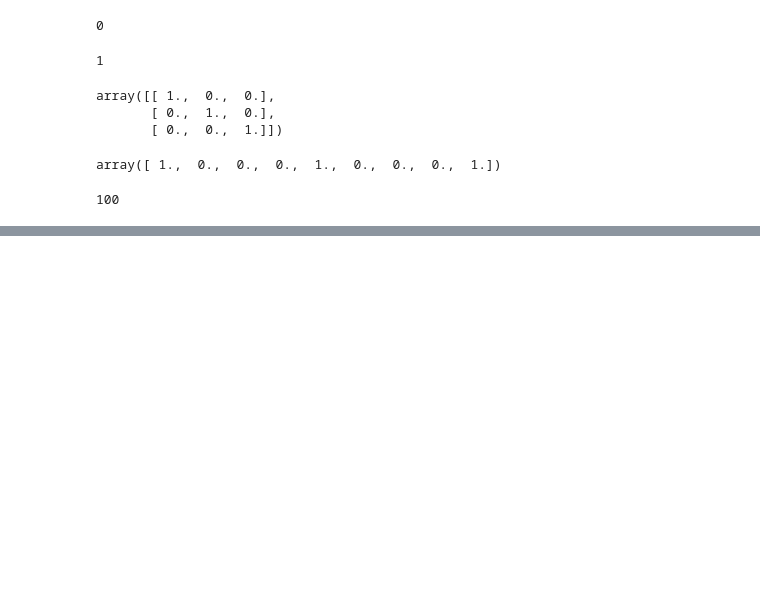
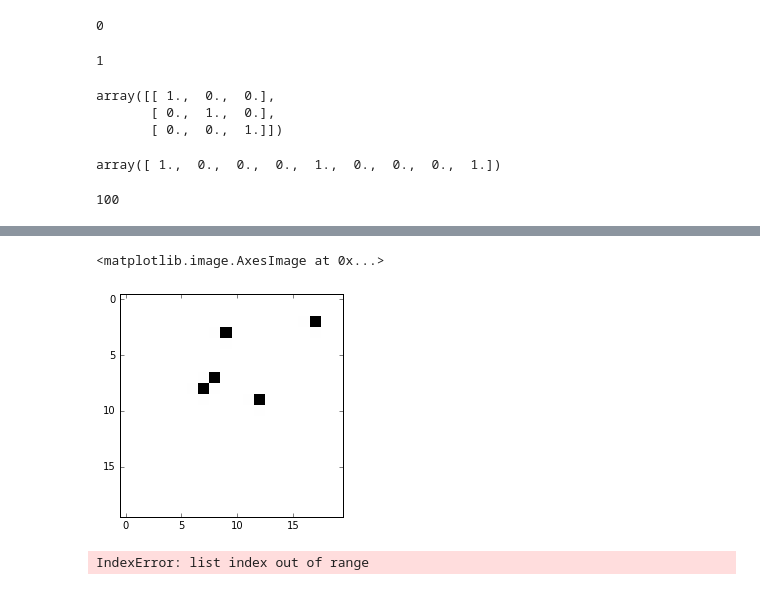
Before and after one commit to tdmhk1/lane_formation, a Jupyter notebook: test.ipynb, the cells around one changed output, grey strips where cells are left out. Drawn from its saved outputs; the diff is of its cells as text; code cells hidden in the pictures; blank space fills up the shorter version.

```diff
--- a/test.ipynb
+++ b/test.ipynb
@@ -45,0 +231,12 @@ SyntaxError: invalid syntax (Agent.py, line 38)
+# %%
+importlib.reload(Field)
+field = Field.Field(width=20, height=20)
+field.add_agents(agents=[agent], sizes=[5])
+plt.imshow(field.get_field(), interpolation='none', cmap=plt.cm.binary)
+# %% [output]
+<matplotlib.image.AxesImage at 0x...>
+[figure, added]
+# %%
+field.step()
+# %% [output]
+IndexError: list index out of range
```
Also changed, not shown: parts of 69 cells of this notebook, 3 other files.
